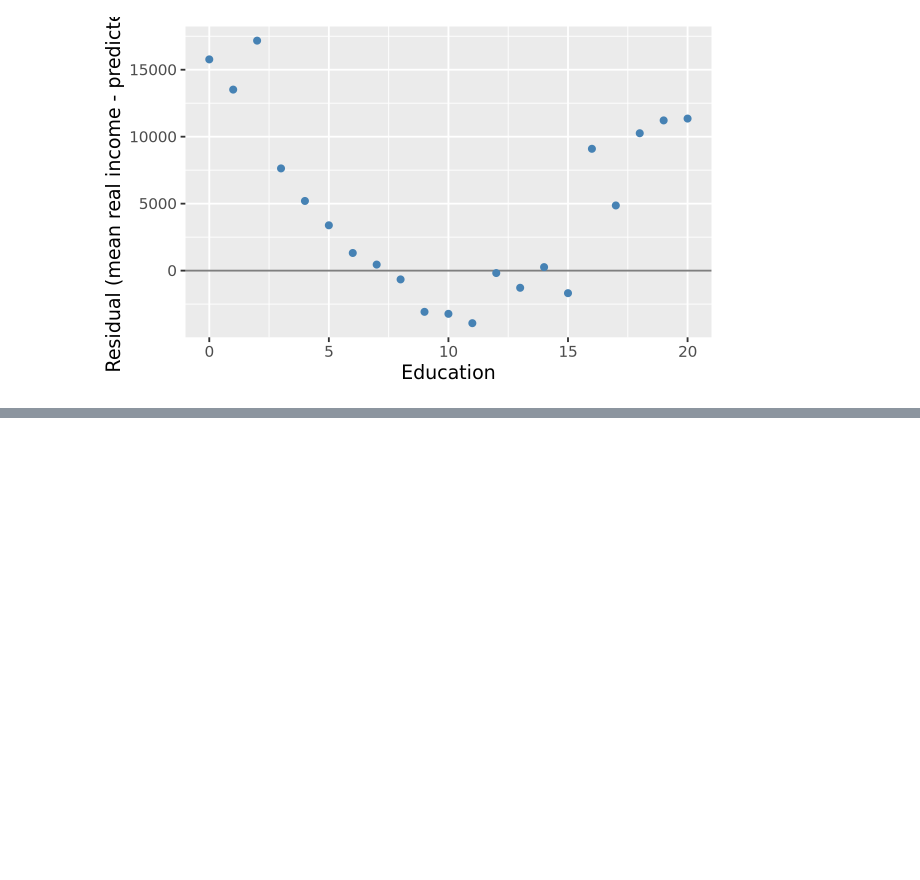
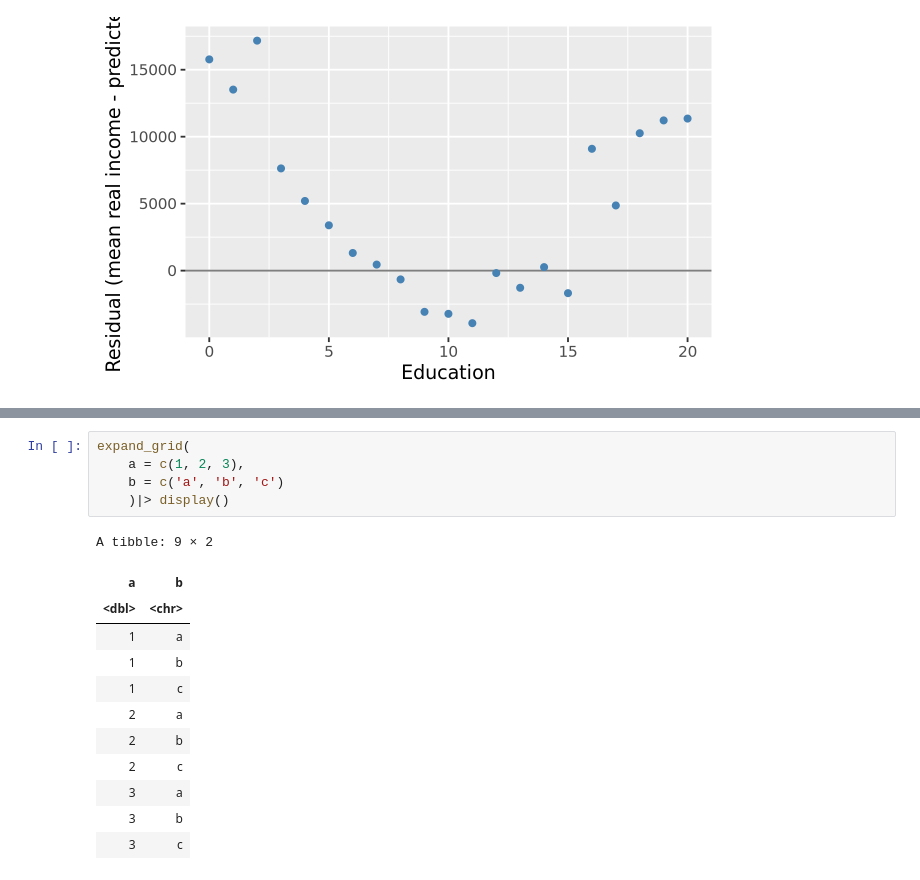
Before and after one commit to carfaro-uncch/codespace, a Jupyter notebook: notebooks/model-basics.ipynb, the cells around one changed output, grey strips where cells are left out. Cells and saved outputs as stored; diff of their text form; blank space fills up the shorter version.

```diff
--- a/notebooks/model-basics.ipynb
+++ b/notebooks/model-basics.ipynb
@@ -127,0 +164,18 @@ Warning message:
+# %%
+expand_grid(
+    a = c(1, 2, 3),
+    b = c('a', 'b', 'c')
+    )|> display()
+# %% [output]
+A tibble: 9 × 2
+| a | b |
+| <dbl> | <chr> |
+| 1 | a |
+| 1 | b |
+| 1 | c |
+| 2 | a |
+| 2 | b |
+| 2 | c |
+| 3 | a |
+| 3 | b |
+| 3 | c |
```
Also changed, not shown: parts of 18 cells of this notebook.
